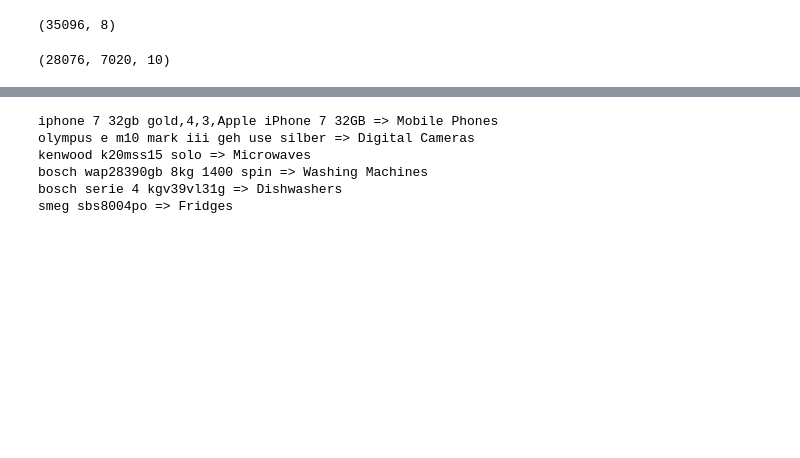
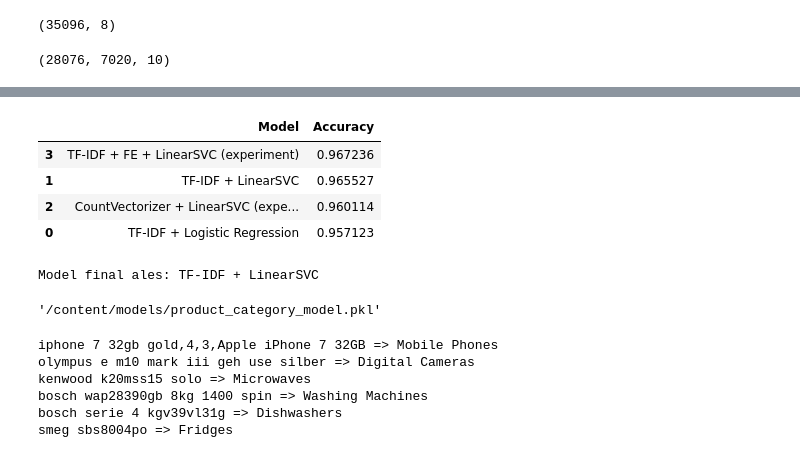
Before and after one commit to octavnicul3scu/product_category_classifier, a Jupyter notebook: notebooks/model_comparison_and_selection.ipynb, the cells around one changed output, grey strips where cells are left out. Drawn from its saved outputs; the diff is of its cells as text; code cells hidden in the pictures; blank space fills up the shorter version.

```diff
--- a/notebooks/model_comparison_and_selection.ipynb
+++ b/notebooks/model_comparison_and_selection.ipynb
@@ -229,0 +227,23 @@ final_model_name
+# %%
+# Experiment 1: folosim CountVectorizer in loc de TF-IDF
+# Scop: verificam daca TF-IDF chiar aduce un avantaj fata de numarari brute
+
+model_count_svc = Pipeline([
+    ("count", CountVectorizer(
+        ngram_range=(1, 2),
+        min_df=2,
+        max_df=0.95
+    )),
+    ("clf", LinearSVC(
+        class_weight="balanced",
+        random_state=42
+    ))
+])
+
+model_count_svc.fit(X_train, y_train)
+pred_count_svc = model_count_svc.predict(X_test)
+acc_count_svc = accuracy_score(y_test, pred_count_svc)
+
+print("CountVectorizer + LinearSVC - Accuracy:", acc_count_svc)
+print("\nClassification report:\n")
+print(classification_report(y_test, pred_count_svc))
@@ -230 +344,56 @@ final_model_name
+# %%
+# Facem un tabel final cu toate variantele testate
+comparison_all = pd.DataFrame({
+    "Model": [
+        "TF-IDF + Logistic Regression",
+        "TF-IDF + LinearSVC",
+        "CountVectorizer + LinearSVC (experiment)",
+        "TF-IDF + FE + LinearSVC (experiment)"
+    ],
+    "Accuracy": [
+        acc_lr,
+        acc_svc,
+        acc_count_svc,
+        acc_tfidf_fe_svc
+    ]
+}).sort_values("Accuracy", ascending=False)
+
+comparison_all
+# %% [output]
+|  | Model | Accuracy |
+| 3 | TF-IDF + FE + LinearSVC (experiment) | 0.967236 |
+| 1 | TF-IDF + LinearSVC | 0.965527 |
+| 2 | CountVectorizer + LinearSVC (expe... | 0.960114 |
+| 0 | TF-IDF + Logistic Regression | 0.957123 |
+# %%
+# Concluzie:
+# - Am comparat doua modele de baza cu TF-IDF (LogReg vs LinearSVC).
+# - Am rulat doua experimente:
+#   1) CountVectorizer in loc de TF-IDF
+#   2) Feature engineering simplu combinat cu TF-IDF
+# - Pastram un model final clar si usor de folosit.
+
+import joblib
+import os
+
+# Alegem modelul final dintre cele doua modele de baza
+if acc_svc >= acc_lr:
+    final_model = model_svc
+    final_model_name = "TF-IDF + LinearSVC"
+else:
+    final_model = model_lr
+    final_model_name = "TF-IDF + Logistic Regression"
+
+print("Model final ales:", final_model_name)
+
+# Salvam modelul final
+os.makedirs("/content/models", exist_ok=True)
+
+FINAL_MODEL_PATH = "/content/models/product_category_model.pkl"
+joblib.dump(final_model, FINAL_MODEL_PATH)
+
+FINAL_MODEL_PATH
+# %% [output]
+Model final ales: TF-IDF + LinearSVC
+'/content/models/product_category_model.pkl'
 # %%
```
Also changed, not shown: parts of 18 cells of this notebook.
